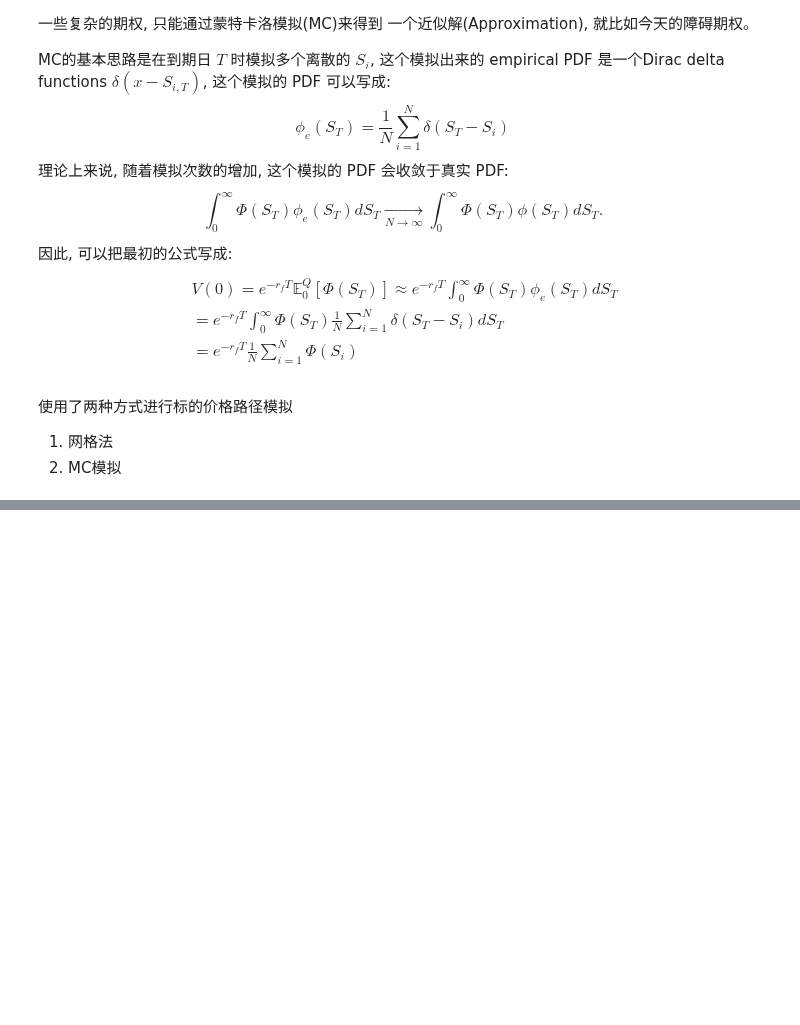
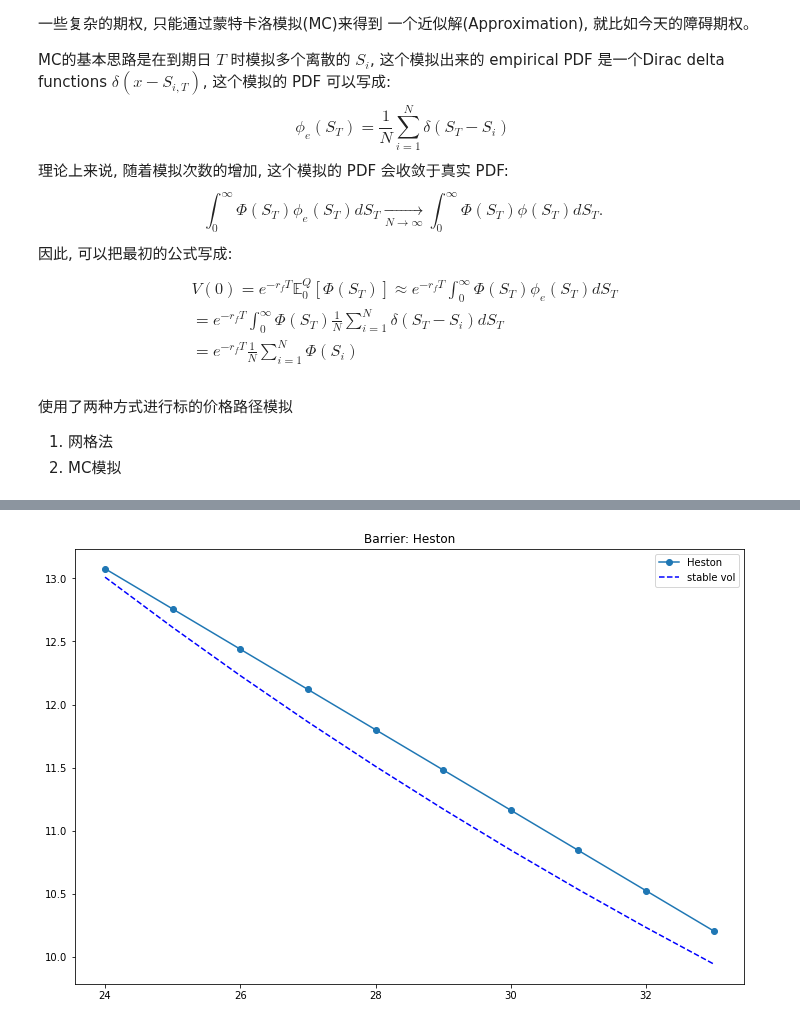
Before and after one commit to Timo978/Option-Pricing, a Jupyter notebook: exotic_pricing/barrier_opt.ipynb, the cells around one changed output, grey strips where cells are left out. Saved outputs shown, nothing was run; the diff lists cells and outputs as text; code cells hidden in the pictures; blank space fills up the shorter version.

```diff
--- a/exotic_pricing/barrier_opt.ipynb
+++ b/exotic_pricing/barrier_opt.ipynb
@@ -81,0 +82,15 @@ plt.show()
+# %%
+# Up-and-excerise Call
+K = np.linspace(0.8*S0, B, 10)
+UOCheston = np.zeros(K.shape)
+for i in range(0,K.size):
+    UOCheston[i] = np.exp(-r*T) * np.mean(np.maximum(S[-1,:] - K[i],0) * I)
+
+fig = plt.figure(figsize=(12,8))
+plt.plot(K, UOCheston, 'o-', label='Heston')
+plt.plot(K, vectorized_black_scholes_merton('c', S0,K, T, r,np.mean(V), q,return_as='array'), '--b', label='stable vol')
+plt.legend()
+plt.title('Barrier: Heston')
+plt.show()
+# %% [output]
+[figure, added]
```
Also changed, not shown: parts of 2 cells of this notebook, 2 other files.
